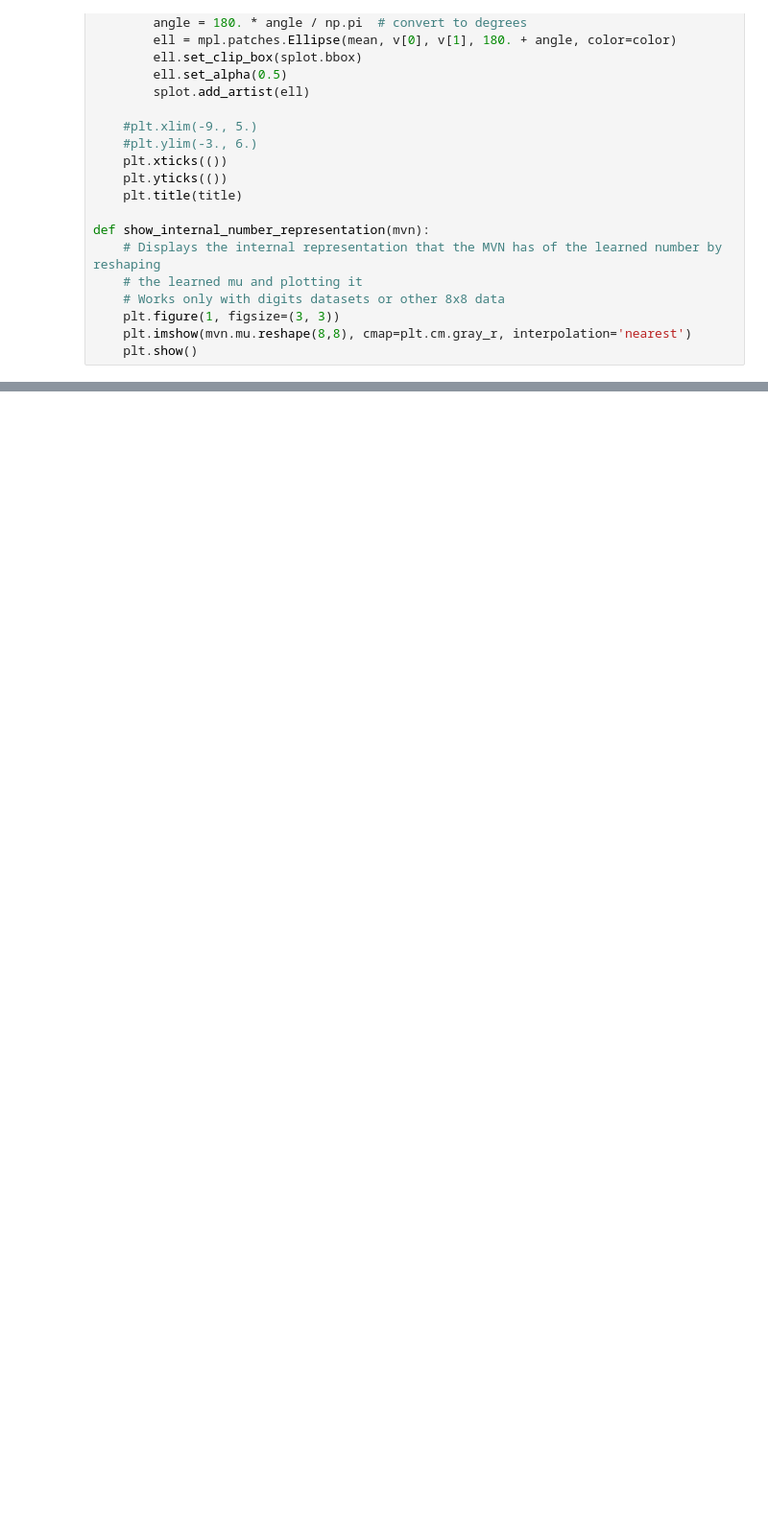
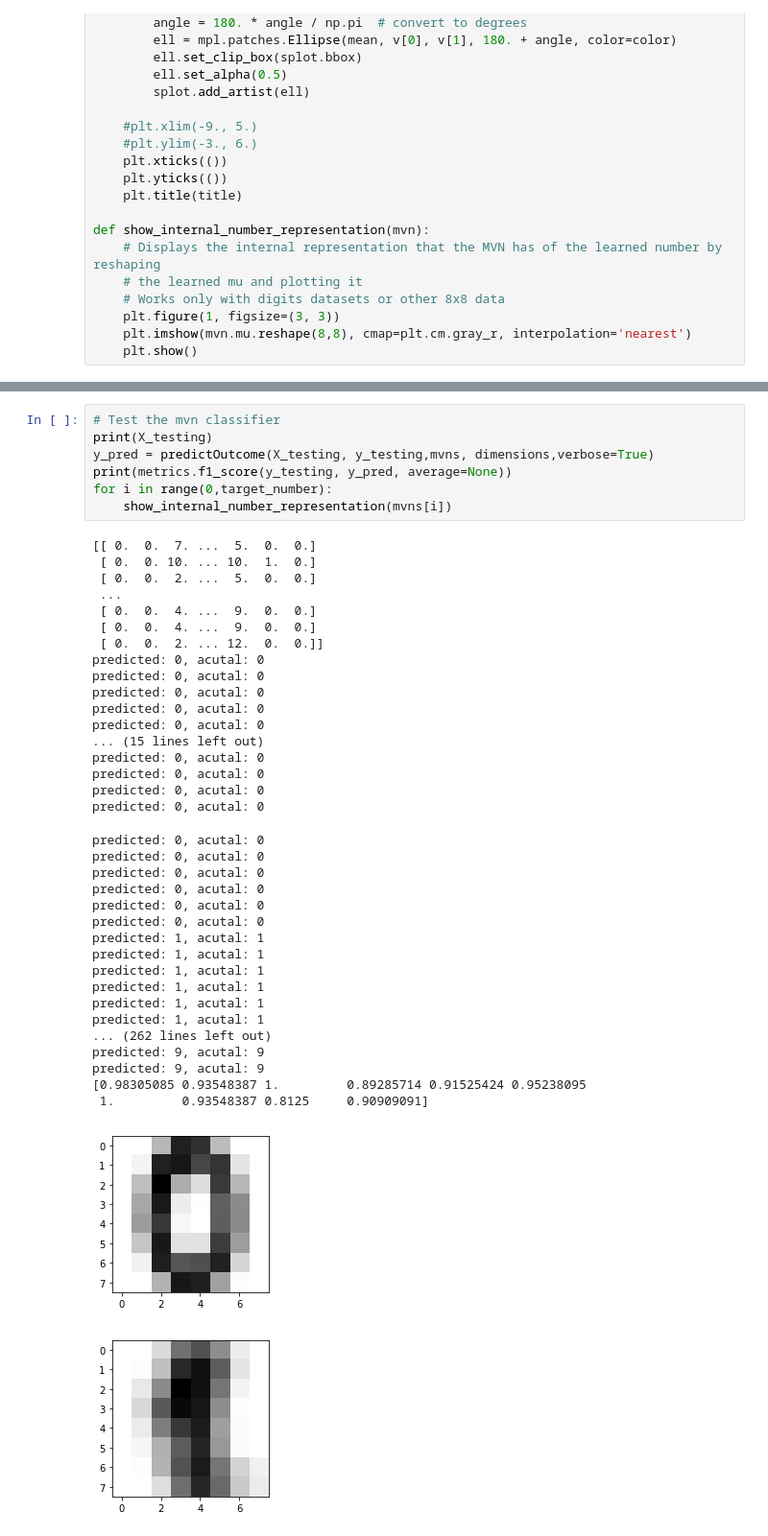
Before and after one commit to Oleffa/MultivariateNormalDistribution, a Jupyter notebook: mvn_interactive_digits.ipynb, the cells around one changed output, grey strips where cells are left out. Shown: that part at 96% size. Cells and saved outputs as stored; diff of their text form; blank space fills up the shorter version.

```diff
--- a/mvn_interactive_digits.ipynb
+++ b/mvn_interactive_digits.ipynb
@@ -172,0 +219,44 @@ show_internal_number_representation(mvns[1])
+# %%
+# Test the mvn classifier
+print(X_testing)
+y_pred = predictOutcome(X_testing, y_testing,mvns, dimensions,verbose=True)
+print(metrics.f1_score(y_testing, y_pred, average=None))
+for i in range(0,target_number):
+    show_internal_number_representation(mvns[i])
+# %% [output]
+[[ 0.  0.  7. ...  5.  0.  0.]
+ [ 0.  0. 10. ... 10.  1.  0.]
+ [ 0.  0.  2. ...  5.  0.  0.]
+ ...
+ [ 0.  0.  4. ...  9.  0.  0.]
+ [ 0.  0.  4. ...  9.  0.  0.]
+ [ 0.  0.  2. ... 12.  0.  0.]]
+predicted: 0, acutal: 0
+predicted: 0, acutal: 0
+predicted: 0, acutal: 0
+predicted: 0, acutal: 0
+predicted: 0, acutal: 0
+... (15 lines left out)
+predicted: 0, acutal: 0
+predicted: 0, acutal: 0
+predicted: 0, acutal: 0
+predicted: 0, acutal: 0
+predicted: 0, acutal: 0
+predicted: 0, acutal: 0
+predicted: 0, acutal: 0
+predicted: 0, acutal: 0
+predicted: 0, acutal: 0
+predicted: 0, acutal: 0
+predicted: 1, acutal: 1
+predicted: 1, acutal: 1
+predicted: 1, acutal: 1
+predicted: 1, acutal: 1
+predicted: 1, acutal: 1
+predicted: 1, acutal: 1
+... (262 lines left out)
+predicted: 9, acutal: 9
+predicted: 9, acutal: 9
+[0.98305085 0.93548387 1.         0.89285714 0.91525424 0.95238095
+ 1.         0.93548387 0.8125     0.90909091]
+[figure, added]
+[figure, added]
```
Also changed, not shown: parts of 4 cells of this notebook, 3 other files.
